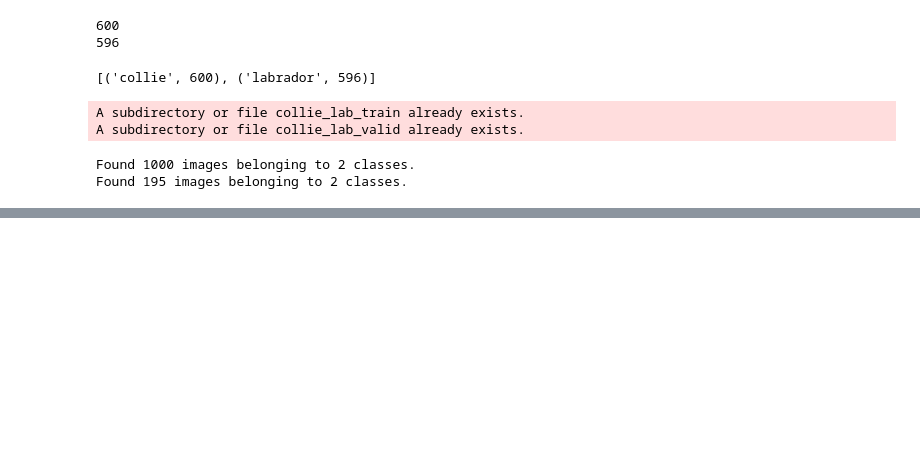
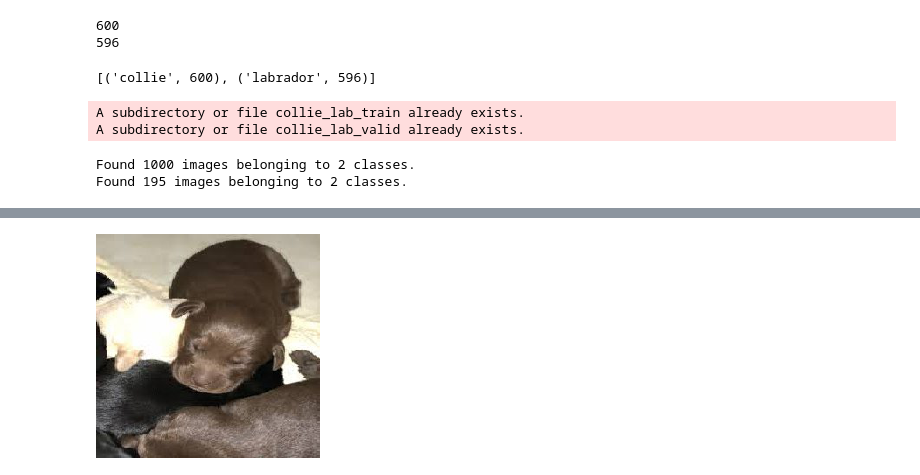
Before and after one commit to jrjames83/Keras-Gates-vs-Bezos-Image-Classifier, a Jupyter notebook: gatesbezos/Border Collie or Yellow Lab.ipynb, the cells around one changed output, grey strips where cells are left out. Cells and saved outputs as stored; diff of their text form; code cells hidden in the pictures; blank space fills up the shorter version.

```diff
--- a/gatesbezos/Border Collie or Yellow Lab.ipynb
+++ b/gatesbezos/Border Collie or Yellow Lab.ipynb
@@ -140,0 +209,4 @@ model.fit_generator(
+# %%
+load_an_image(validation_generator.filenames[161])
+# %% [output]
+[figure, added]
```
Also changed, not shown: parts of 9 cells of this notebook.
